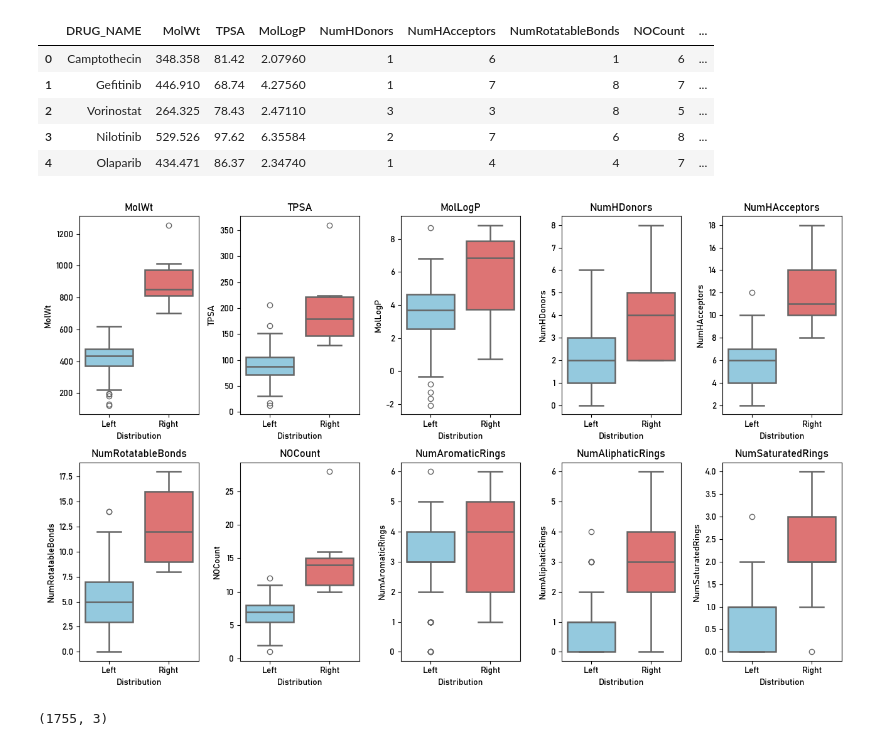
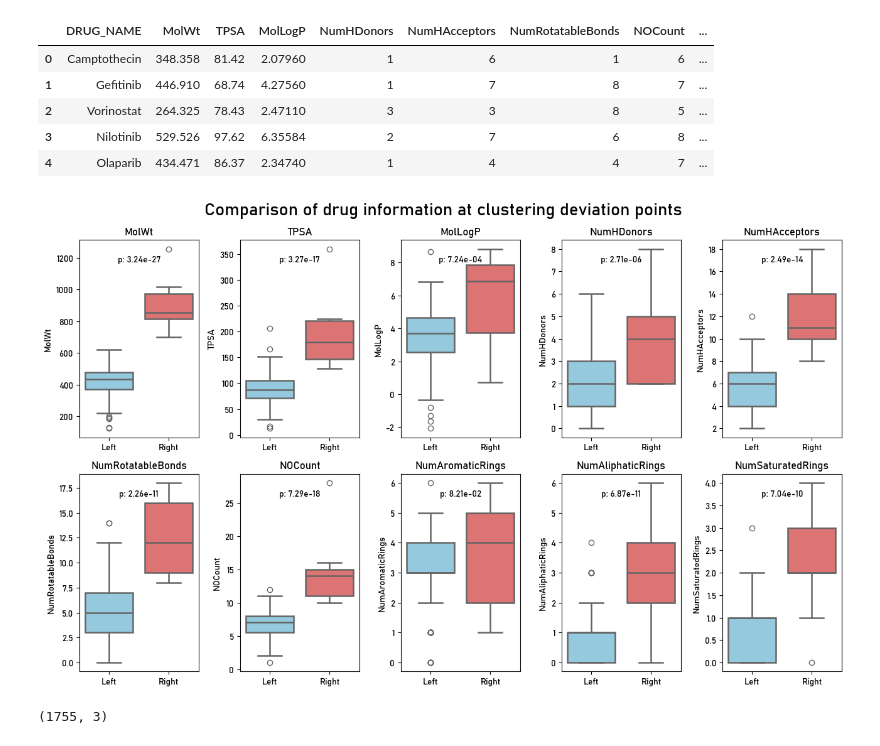
Before and after one commit to queryang/OmicsTransMCA, a Jupyter notebook: Figs/Fig2/Fig2d/肺癌亚型通路注意力权重聚类偏离点药物分析.ipynb, the cells around one changed output. Cells and saved outputs as stored; diff of their text form; code cells hidden in the pictures.

```diff
--- a/Figs/Fig2/Fig2d/肺癌亚型通路注意力权重聚类偏离点药物分析.ipynb
+++ b/Figs/Fig2/Fig2d/肺癌亚型通路注意力权重聚类偏离点药物分析.ipynb
@@ -191,14 +195,11 @@ smiles_info.head()
 | 3 | Nilotinib | 529.526 | 97.62 | 6.35584 | 2 | 7 | 6 | 8 | ... |
 | 4 | Olaparib | 434.471 | 86.37 | 2.34740 | 1 | 4 | 4 | 7 | ... |
 # %%
+from scipy.stats import ttest_ind
 # 画图：箱线图，smiles_info，每个属性画一张箱线图，hue=left_or_right
 import seaborn as sns
 import matplotlib.pyplot as plt
 plt.figure(figsize=(13, 8))
-plt.style.use('default')
-# 设置全局字体
-plt.rcParams['font.sans-serif'] = ['Bahnschrift']
-plt.rcParams['axes.unicode_minus'] = False
 # 设置颜色
 # ['#984EA3','#FF7F00','#E41A1C','#4DAF4A','#377EB8']
 # 设置颜色方案
@@ -208,47 +209,105 @@ palette = {'Left':'#87CEEB',
 plt.subplot(2, 5, 1)
 sns.boxplot(x='Distribution', y='MolWt', data=smiles_info,hue='Distribution', palette=palette,linewidth=1.8)
 plt.title('MolWt')
+plt.xlabel('')
+# Calculate correlation coefficient
+_, p_val = ttest_ind(smiles_info[smiles_info['Distribution'] == 'Left']['MolWt'], smiles_info[smiles_info['Distribution'] == 'Right']['MolWt'])
+# Add text to the plot
+plt.text(0.5, 0.9, f'p: {p_val:.2e}', horizontalalignment='center', verticalalignment='center', transform=plt.gca().transAxes)
 # TPSA
 plt.subplot(2, 5, 2)
 sns.boxplot(x='Distribution', y='TPSA', data=smiles_info,hue='Distribution', palette=palette,linewidth=1.8)
 plt.title('TPSA')
+plt.xlabel('')
+# Calculate correlation coefficient
+_, p_val = ttest_ind(smiles_info[smiles_info['Distribution'] == 'Left']['TPSA'], smiles_info[smiles_info['Distribution'] == 'Right']['TPSA'])
+# Add text to the plot
+plt.text(0.5, 0.9, f'p: {p_val:.2e}', horizontalalignment='center', verticalalignment='center', transform=plt.gca().transAxes)
 # MolLogP
 plt.subplot(2, 5, 3)
 sns.boxplot(x='Distribution', y='MolLogP', data=smiles_info,hue='Distribution', palette=palette,linewidth=1.8)
 plt.title('MolLogP')
+plt.xlabel('')
+# Calculate correlation coefficient
+_, p_val = ttest_ind(smiles_info[smiles_info['Distribution'] == 'Left']['MolLogP'], smiles_info[smiles_info['Distribution'] == 'Right']['MolLogP'])
+# Add text to the plot
+plt.text(0.5, 0.9, f'p: {p_val:.2e}', horizontalalignment='center', verticalalignment='center', transform=plt.gca().transAxes)
 # NumHDonors
 plt.subplot(2, 5, 4)
 sns.boxplot(x='Distribution', y='NumHDonors', data=smiles_info,hue='Distribution', palette=palette,linewidth=1.8)
 plt.title('NumHDonors')
+plt.xlabel('')
+# Calculate correlation coefficient
+_, p_val = ttest_ind(smiles_info[smiles_info['Distribution'] == 'Left']['NumHDonors'], smiles_info[smiles_info['Distribution'] == 'Right']['NumHDonors'])
+# Add text to the plot
+plt.text(0.5, 0.9, f'p: {p_val:.2e}', horizontalalignment='center', verticalalignment='center', transform=plt.gca().transAxes)
 # NumHAcceptors
 plt.subplot(2, 5, 5)
 sns.boxplot(x='Distribution', y='NumHAcceptors', data=smiles_info,hue='Distribution', palette=palette,linewidth=1.8)
 plt.title('NumHAcceptors')
+plt.xlabel('')
+# Calculate correlation coefficient
+_, p_val = ttest_ind(smiles_info[smiles_info['Distribution'] == 'Left']['NumHAcceptors'], smiles_info[smiles_info['Distribution'] == 'Right']['NumHAcceptors'])
+# Add text to the plot
+plt.text(0.5, 0.9, f'p: {p_val:.2e}', horizontalalignment='center', verticalalignment='center', transform=plt.gca().transAxes)
 # NumRotatableBonds
 plt.subplot(2, 5, 6)
 sns.boxplot(x='Distribution', y='NumRotatableBonds', data=smiles_info,hue='Distribution', palette=palette,linewidth=1.8)
 plt.title('NumRotatableBonds')
+plt.xlabel('')
+# Calculate correlation coefficient
+_, p_val = ttest_ind(smiles_info[smiles_info['Distribution'] == 'Left']['NumRotatableBonds'], smiles_info[smiles_info['Distribution'] == 'Right']['NumRotatableBonds'])
+# Add text to the plot
+plt.text(0.5, 0.9, f'p: {p_val:.2e}', horizontalalignment='center', verticalalignment='center', transform=plt.gca().transAxes)
 # NOCount
 plt.subplot(2, 5, 7)
 sns.boxplot(x='Distribution', y='NOCount', data=smiles_info,hue='Distribution', palette=palette,linewidth=1.8)
 plt.title('NOCount')
+plt.xlabel('')
+# Calculate correlation coefficient
+_, p_val = ttest_ind(smiles_info[smiles_info['Distribution'] == 'Left']['NOCount'], smiles_info[smiles_info['Distribution'] == 'Right']['NOCount'])
+# Add text to the plot
+plt.text(0.5, 0.9, f'p: {p_val:.2e}', horizontalalignment='center', verticalalignment='center', transform=plt.gca().transAxes)
 # NumAromaticRings
 plt.subplot(2, 5, 8)
 sns.boxplot(x='Distribution', y='NumAromaticRings', data=smiles_info,hue='Distribution', palette=palette,linewidth=1.8)
 plt.title('NumAromaticRings')
+plt.xlabel('')
+# Calculate correlation coefficient
+_, p_val = ttest_ind(smiles_info[smiles_info['Distribution'] == 'Left']['NumAromaticRings'], smiles_info[smiles_info['Distribution'] == 'Right']['NumAromaticRings'])
+# Add text to the plot
+plt.text(0.5, 0.9, f'p: {p_val:.2e}', horizontalalignment='center', verticalalignment='center', transform=plt.gca().transAxes)
 # NumAliphaticRings
 plt.subplot(2, 5, 9)
 sns.boxplot(x='Distribution', y='NumAliphaticRings', data=smiles_info,hue='Distribution', palette=palette,linewidth=1.8)
 plt.title('NumAliphaticRings')
+plt.xlabel('')
+# Calculate correlation coefficient
+_, p_val = ttest_ind(smiles_info[smiles_info['Distribution'] == 'Left']['NumAliphaticRings'], smiles_info[smiles_info['Distribution'] == 'Right']['NumAliphaticRings'])
+# Add text to the plot
+plt.text(0.5, 0.9, f'p: {p_val:.2e}', horizontalalignment='center', verticalalignment='center', transform=plt.gca().transAxes)
 # NumSaturatedRings
 plt.subplot(2, 5, 10)
 sns.boxplot(x='Distribution', y='NumSaturatedRings', data=smiles_info,hue='Distribution', palette=palette,linewidth=1.8)
 plt.title('NumSaturatedRings')
+plt.xlabel('')
+# Calculate correlation coefficient
+_, p_val = ttest_ind(smiles_info[smiles_info['Distribution'] == 'Left']['NumSaturatedRings'], smiles_info[smiles_info['Distribution'] == 'Right']['NumSaturatedRings'])
+# Add text to the plot
+plt.text(0.5, 0.9, f'p: {p_val:.2e}', horizontalalignment='center', verticalalignment='center', transform=plt.gca().transAxes)
+
+# 在plt.figure(figsize=(13, 8)) 整个画布上添加标题，添加X轴标题
+plt.suptitle('Comparison of drug information at clustering deviation points', fontsize=20)
+
+# 在plt.figure(figsize=(13, 8)) 整个画布添加X轴Label
+# plt.xlabel('Distribution', fontsize=15)
+
+
 plt.tight_layout()
 plt.savefig('LUNG_pathway_attention_smiles_info.png', dpi=300, bbox_inches='tight')
 plt.show()
 # %% [output]
-[figure, old version]
+[figure, new version]
 # %%
 # 取df_pathway_att前三列数据
 df_pathway_att_OncotreeCode = df_pathway_att.iloc[:, :3]
```
Also changed, not shown: parts of 1 cell of this notebook, 58 other files.
